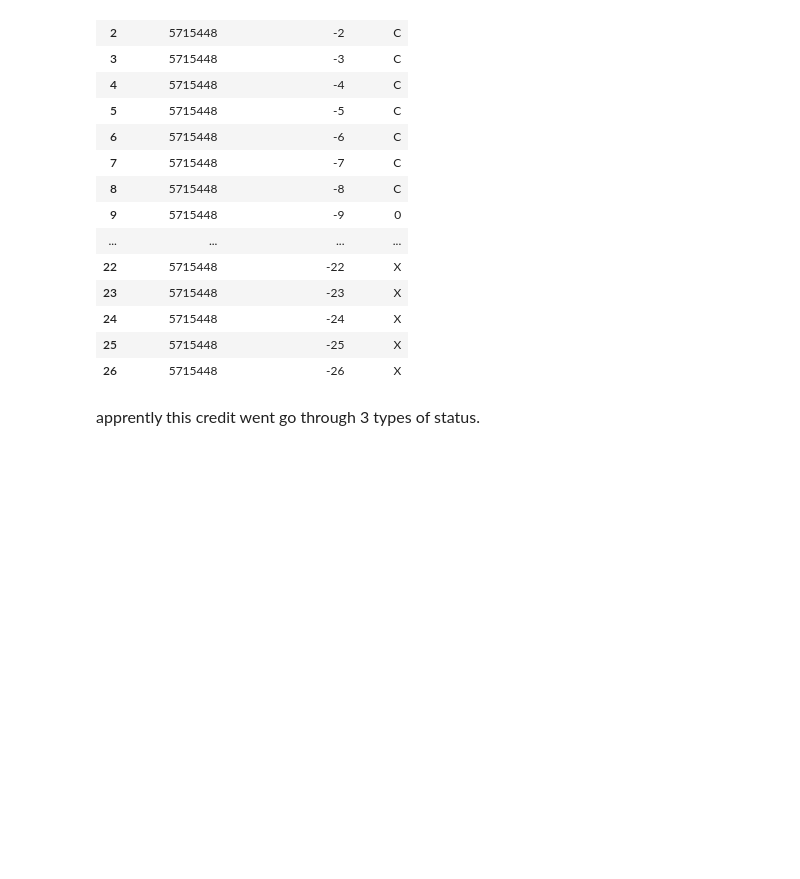
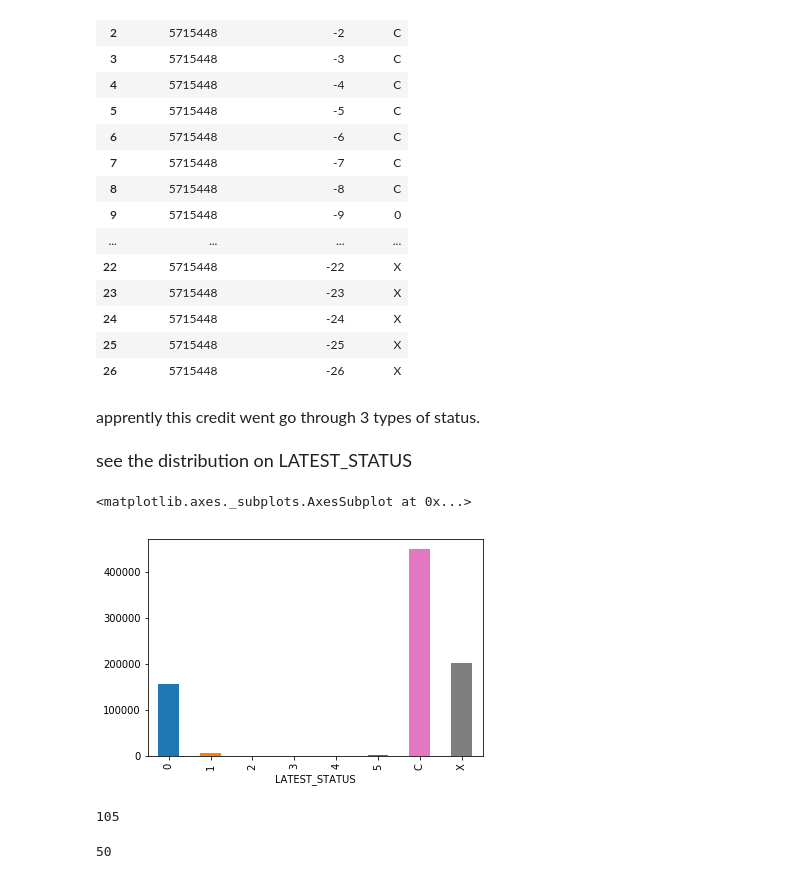
Before and after one commit to jz95/Solution-for-Kaggle-Home-Credit-Default-Risk, a Jupyter notebook: notebook/Bureau.ipynb, the cells around one changed output. Drawn from its saved outputs; the diff is of its cells as text; code cells hidden in the pictures; blank space fills up the shorter version.

```diff
--- a/notebook/Bureau.ipynb
+++ b/notebook/Bureau.ipynb
@@ -106,11 +107,28 @@ bb_one_year = bb[bb['MONTHS_BALANCE'] >= -12]
 bb_half_year = bb[bb['MONTHS_BALANCE'] >= -6]
 
 def see_change(x):
-    return x.nunique() > 1
+    return (x.nunique() > 1).astype('int')
 
 bb_agg = bb.groupby('SK_ID_BUREAU')[['STATUS']].\
-            agg(see_change).reset_index().rename(columns={'STATUS': 'STATUS_CHANGE'})
-bb_one_year_agg = bb_one_year.groupby('SK_ID_BUREAU')[['STATUS']].\
-            agg(see_change).reset_index().rename(columns={'STATUS': 'STATUS_CHANGE'})
-bb_half_year_agg = bb_half_year.groupby('SK_ID_BUREAU')[['STATUS']].\
-            agg(see_change).reset_index().rename(columns={'STATUS': 'STATUS_CHANGE'})
+            agg(see_change).rename(columns={'STATUS': 'STATUS_CHANGE'})
+bb_agg_one_year = bb_one_year.groupby('SK_ID_BUREAU')[['STATUS']].\
+            agg(see_change).rename(columns={'STATUS': 'ONE_YEAR_STATUS_CHANGE'})
+bb_agg_half_year = bb_half_year.groupby('SK_ID_BUREAU')[['STATUS']].\
+            agg(see_change).rename(columns={'STATUS': 'HALF_YEAR_STATUS_CHANGE'})
+# %%
+# get the latest status for a certain bureau id
+def find_lateset_status(df):
+    # note that month balance is negative
+    return df[df['MONTHS_BALANCE'] == df['MONTHS_BALANCE'].max()]['STATUS'].values[0]
+
+latest_status = {}
+for sk_id, sub_df in bb.groupby('SK_ID_BUREAU'):
+    latest_status[sk_id] = find_lateset_status(sub_df)
+bb_agg['LATEST_STATUS'] = pd.Series(latest_status)
+# %% [markdown]
+<font size=4> see the distribution on LATEST_STATUS
+# %%
+bb_agg.groupby('LATEST_STATUS').size().plot(kind='bar')
+# %% [output]
+<matplotlib.axes._subplots.AxesSubplot at 0x...>
+[figure, added]
@@ -117,7 +137,7 @@ bb_half_year_agg = bb_half_year.groupby('SK_ID_BUREAU')[['STATUS']].\
 # %%
-for df in [bb, bb_one_year, ]
-bb, bb_cat = one_hot_encoding(bb, nan_as_category)
-
+bb, bb_cat = one_hot_encoding(bb, nan_as_category=True)
+bb_one_year = bb[bb['MONTHS_BALANCE'] >= -12]
+bb_half_year = bb[bb['MONTHS_BALANCE'] >= -6]
 
 bb_aggregations = {'MONTHS_BALANCE': ['min', 'max', 'size']}
 
@@ -125,10 +145,20 @@ status_aggregations = {}
 for col in bb_cat:
     status_aggregations[col] = ['mean', 'sum']
 
+bb_agg_auto = bb.groupby('SK_ID_BUREAU').agg({**bb_aggregations, **status_aggregations})
+bb_agg_auto.columns = pd.Index([e[0] + "_" + e[1].upper() for e in bb_agg_auto.columns.tolist()])
+bb_agg = bb_agg.join(bb_agg_auto, on='SK_ID_BUREAU', how='left')
+
+bb_agg_one_year_auto = bb_one_year.groupby('SK_ID_BUREAU').agg(status_aggregations)
+bb_agg_one_year_auto.columns = pd.Index(['ONE_YEAR_' + e[0] + "_" + e[1].upper() for e in bb_agg_one_year_auto.columns.tolist()])
+bb_agg_one_year = bb_agg_one_year.join(bb_agg_one_year_auto, on='SK_ID_BUREAU', how='left')
 
 
+bb_agg_half_year_auto = bb_half_year.groupby('SK_ID_BUREAU').agg(status_aggregations)
+bb_agg_half_year_auto.columns = pd.Index(['HALF_YEAR_' + e[0] + "_" + e[1].upper() for e in bb_agg_half_year_auto.columns.tolist()])
+bb_agg_half_year = bb_agg_half_year.join(bb_agg_half_year_auto, on='SK_ID_BUREAU', how='left')
 
-bb_agg = bb.groupby('SK_ID_BUREAU').agg(bb_aggregations)
-bb_agg.columns = pd.Index([e[0] + "_" + e[1].upper()
-                           for e in bb_agg.columns.tolist()])
-bureau = bureau.join(bb_agg, how='left', on='SK_ID_BUREAU')
+del bb_agg_auto, bb_agg_one_year_auto, bb_agg_half_year_auto
+gc.collect()
+# %% [output]
+105
@@ -136,0 +165,8 @@ bb.groupby('SK_ID_BUREAU').size()
+# %%
+# merge all back
+bb_agg = bb_agg.join(bb_agg_one_year, on='SK_ID_BUREAU', how='left')
+bb_agg = bb_agg.join(bb_agg_half_year, on='SK_ID_BUREAU', how='left')
+del bb_agg_one_year, bb_agg_half_year, bb
+gc.collect()
+# %% [output]
+50
```
Also changed, not shown: parts of 33 cells of this notebook, 15 other files.
